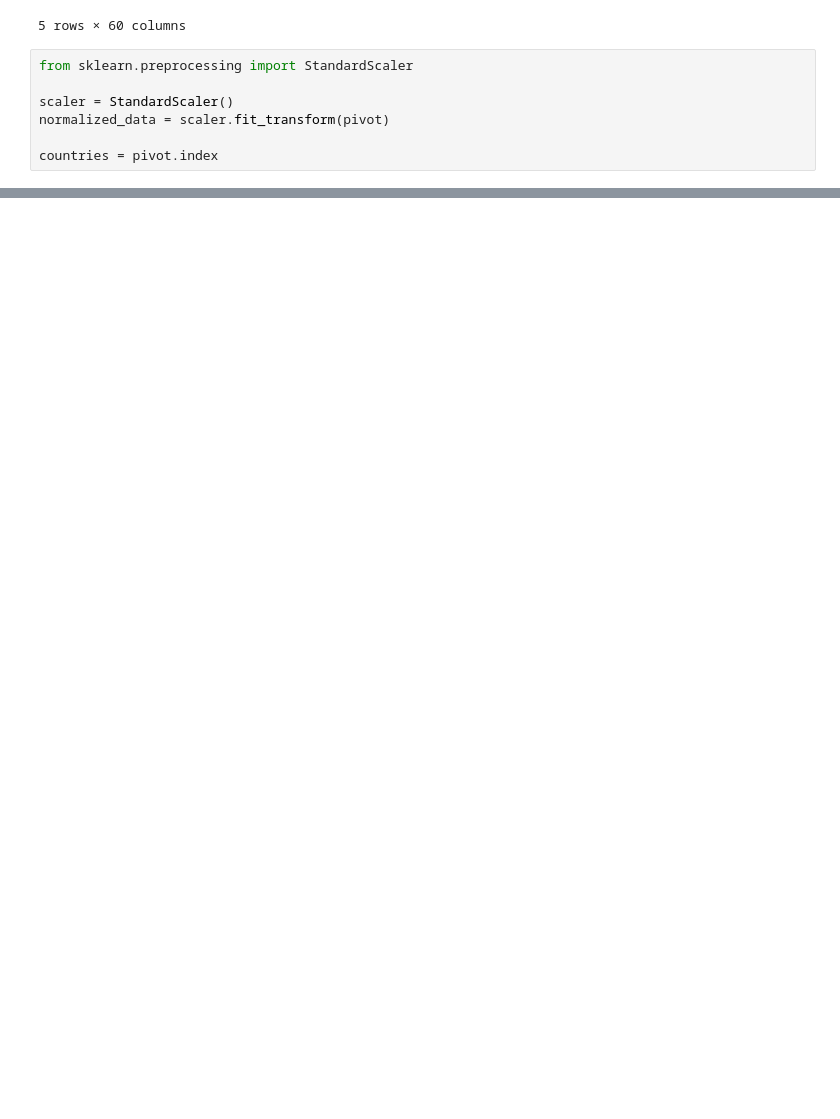
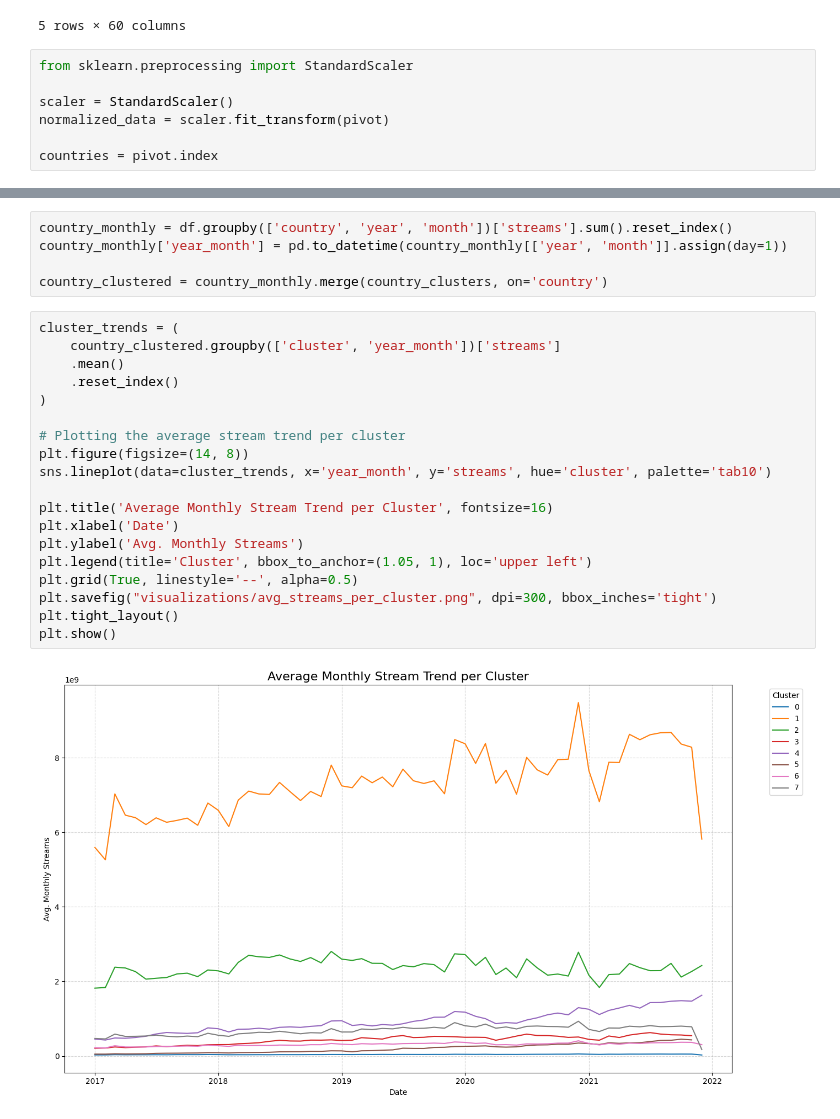
Before and after one commit to BarraHarrison/Spotify-Listening-Trends, a Jupyter notebook: main.ipynb, the cells around one changed output, grey strips where cells are left out. Saved outputs shown, nothing was run; the diff lists cells and outputs as text; blank space fills up the shorter version.

```diff
--- a/main.ipynb
+++ b/main.ipynb
@@ -612,0 +685,26 @@ countries = pivot.index
+# %%
+country_monthly = df.groupby(['country', 'year', 'month'])['streams'].sum().reset_index()
+country_monthly['year_month'] = pd.to_datetime(country_monthly[['year', 'month']].assign(day=1))
+
+country_clustered = country_monthly.merge(country_clusters, on='country')
+# %%
+cluster_trends = (
+    country_clustered.groupby(['cluster', 'year_month'])['streams']
+    .mean()
+    .reset_index()
+)
+
+# Plotting the average stream trend per cluster
+plt.figure(figsize=(14, 8))
+sns.lineplot(data=cluster_trends, x='year_month', y='streams', hue='cluster', palette='tab10')
+
+plt.title('Average Monthly Stream Trend per Cluster', fontsize=16)
+plt.xlabel('Date')
+plt.ylabel('Avg. Monthly Streams')
+plt.legend(title='Cluster', bbox_to_anchor=(1.05, 1), loc='upper left')
+plt.grid(True, linestyle='--', alpha=0.5)
+plt.savefig("visualizations/avg_streams_per_cluster.png", dpi=300, bbox_inches='tight')
+plt.tight_layout()
+plt.show()
+# %% [output]
+[figure, added]
```
Also changed, not shown: parts of 6 cells of this notebook, 1 other file.
